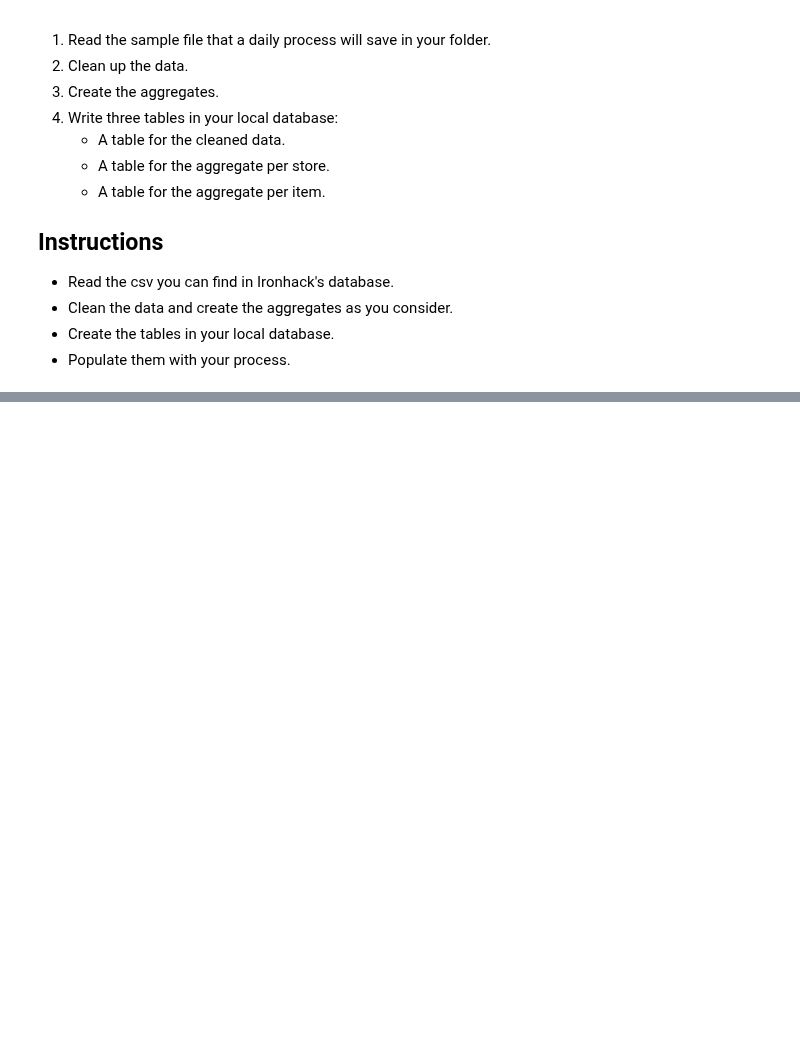
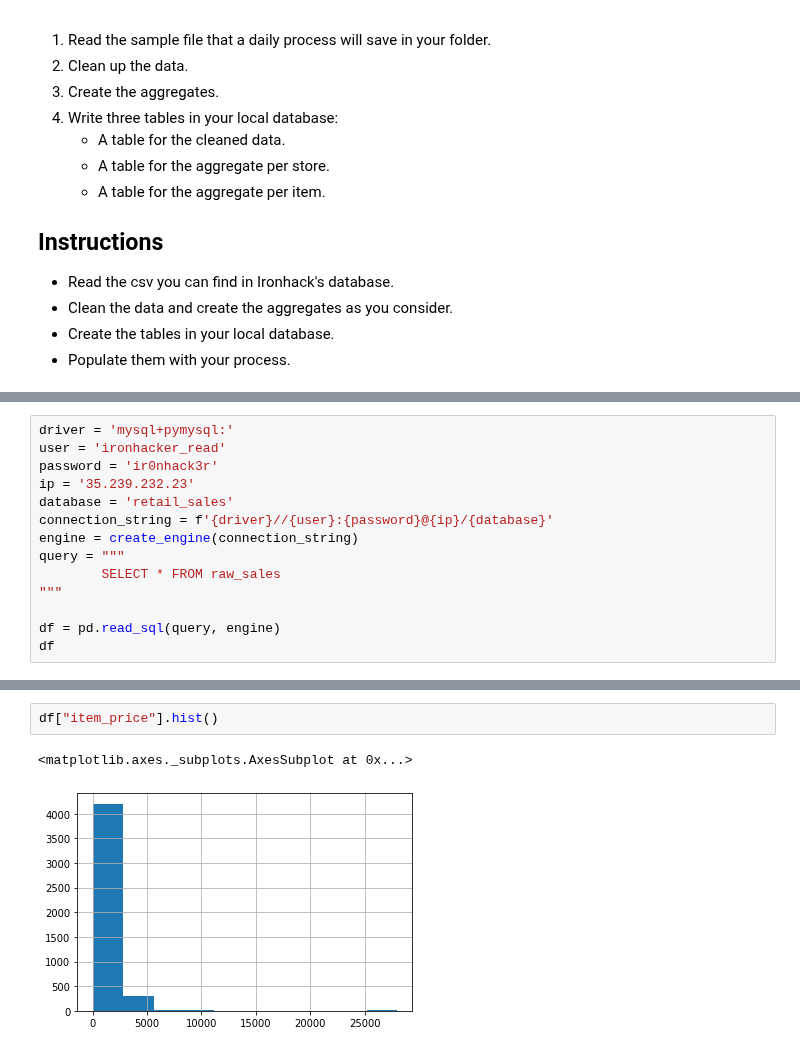
Before and after one commit to ta-data-bcn/lab-df-calculation-and-transformation, a Jupyter notebook: your-code/main.ipynb, the cells around one changed output, grey strips where cells are left out. Cells and saved outputs as stored; diff of their text form; blank space fills up the shorter version.

```diff
--- a/your-code/main.ipynb
+++ b/your-code/main.ipynb
@@ -33,0 +35,14 @@ import pandas as pd
+# %%
+driver = 'mysql+pymysql:'
+user = 'ironhacker_read'
+password = 'ir0nhack3r'
+ip = '35.239.232.23'
+database = 'retail_sales'
+connection_string = f'{driver}//{user}:{password}@{ip}/{database}'
+engine = create_engine(connection_string)
+query = """
+        SELECT * FROM raw_sales
+"""
+
+df = pd.read_sql(query, engine)
+df
@@ -33,0 +80,5 @@ import pandas as pd
+# %%
+df["item_price"].hist()
+# %% [output]
+<matplotlib.axes._subplots.AxesSubplot at 0x...>
+[figure, added]
```
Also changed, not shown: parts of 12 cells of this notebook.
